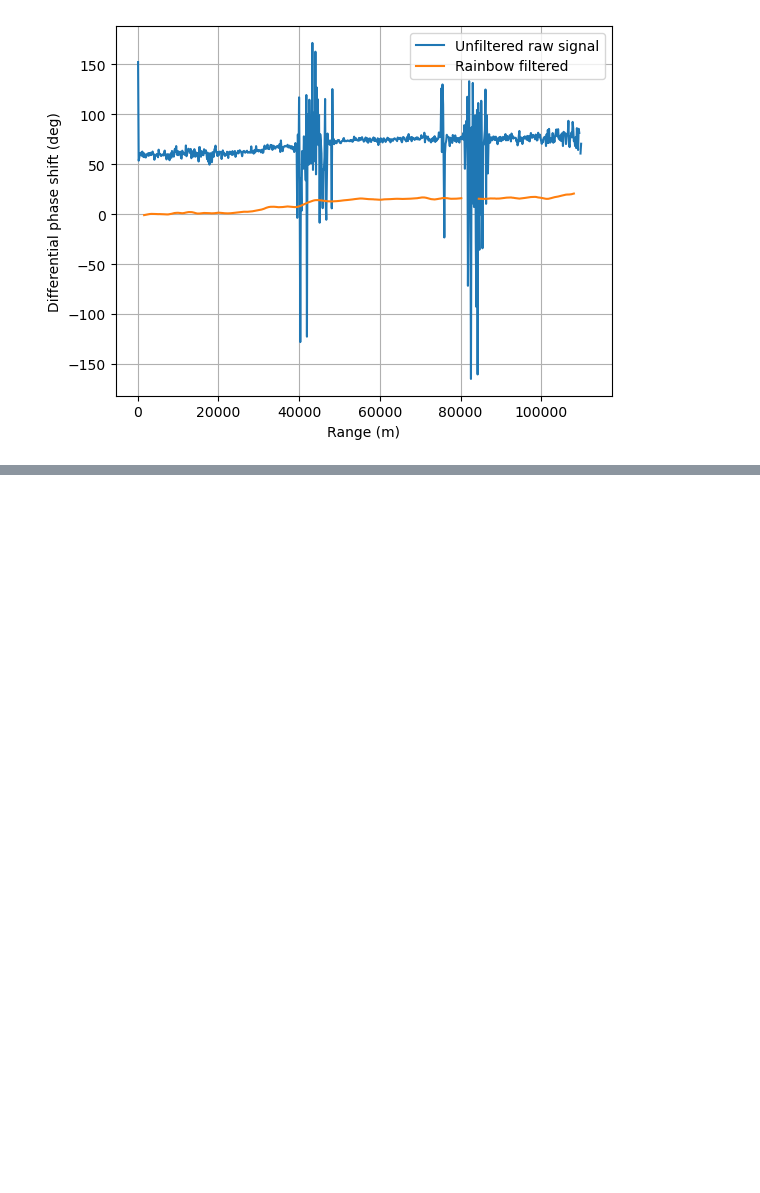
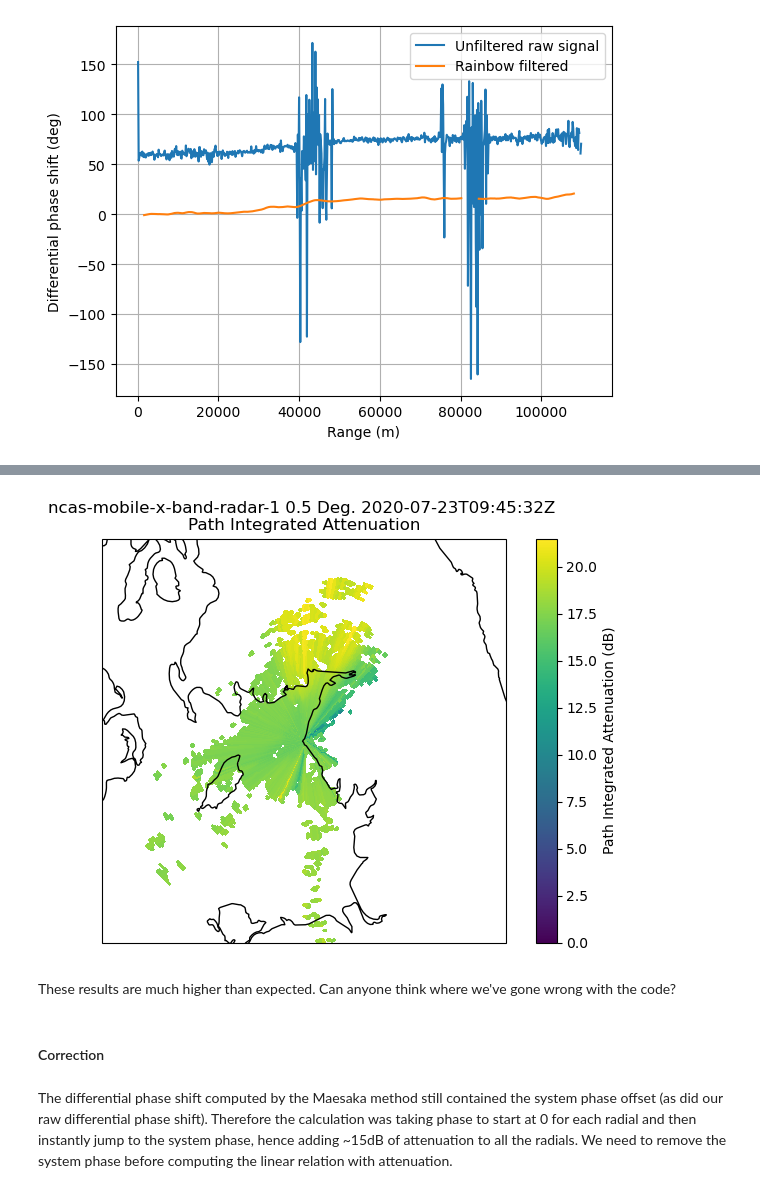
Before and after one commit to ncasuk/NCAS-Intro-Atmos-Radar-2024, a Jupyter notebook: notebooks/practicals/Practical_4_Part_3_Attenuation.ipynb, the cells around one changed output, grey strips where cells are left out. Drawn from its saved outputs; the diff is of its cells as text; code cells hidden in the pictures; blank space fills up the shorter version.

```diff
--- a/notebooks/practicals/Practical_4_Part_3_Attenuation.ipynb
+++ b/notebooks/practicals/Practical_4_Part_3_Attenuation.ipynb
@@ -248,0 +351,19 @@ pyart.correct.calculate_attenuation_philinear?
+# %%
+ax1 = plt.subplot(111, projection=proj)
+raddisp.plot_ppi_map('linear_PIA',0,
+                     vmin=0,
+                     embellish=False,
+                     gatefilter=gatefilter,
+                     ax=ax1)
+
+ax1.coastlines(resolution='10m')
+
+plt.tight_layout()
+# %% [output]
+[figure, added]
+# %% [markdown]
+These results are much higher than expected. Can anyone think where we've gone wrong with the code?
+# %% [markdown]
+#### Correction
+# %% [markdown]
+The differential phase shift computed by the Maesaka method still contained the system phase offset (as did our raw differential phase shift). Therefore the calculation was taking phase to start at 0 for each radial and then instantly jump to the system phase, hence adding ~15dB of attenuation to all the radials. We need to remove the system phase before computing the linear relation with attenuation.
```
Also changed, not shown: parts of 31 cells of this notebook.
